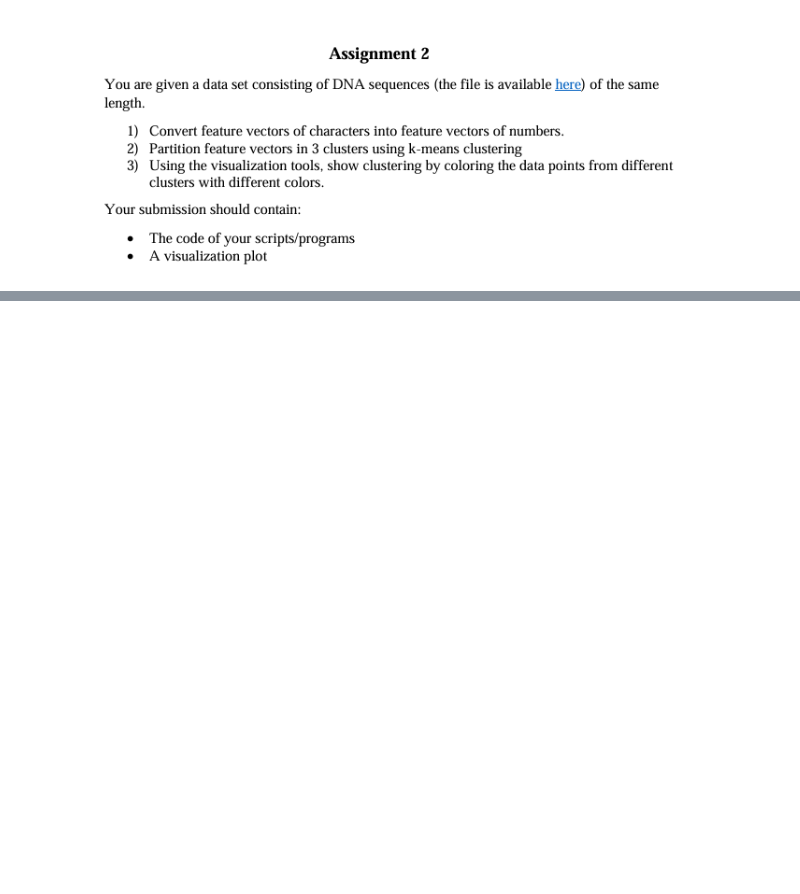
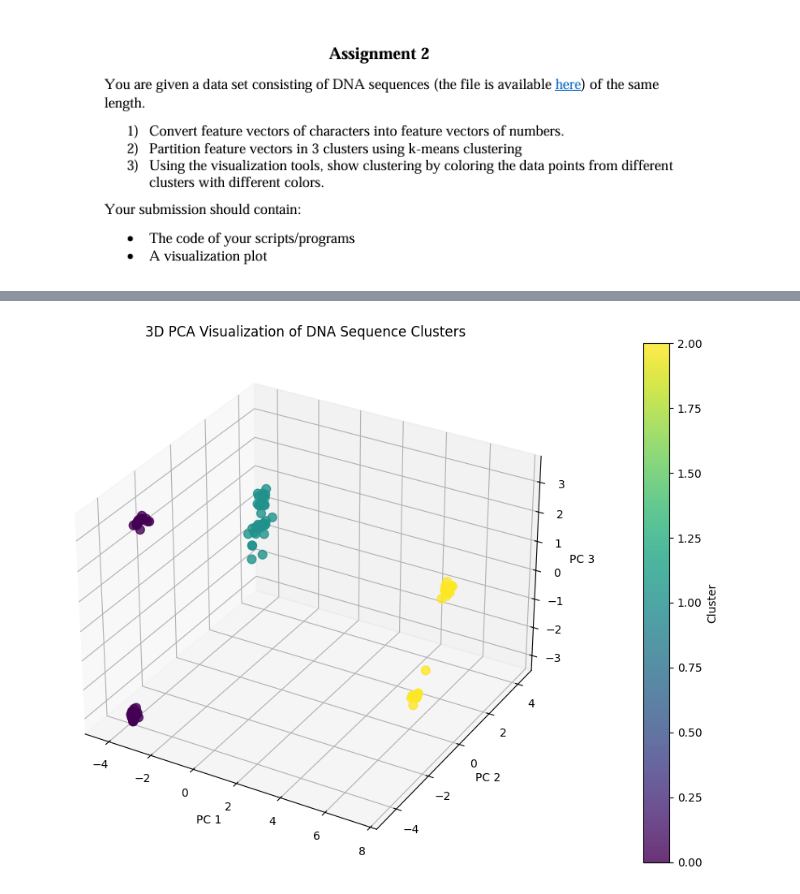
Before and after one commit to kamilakhtar015/Machine-Learning---Concepts-GSU-, a Jupyter notebook: K_Means_Clustering_ML02.ipynb, the cells around one changed output, grey strips where cells are left out. Cells and saved outputs as stored; diff of their text form; code cells hidden in the pictures; blank space fills up the shorter version.

```diff
--- a/K_Means_Clustering_ML02.ipynb
+++ b/K_Means_Clustering_ML02.ipynb
@@ -32,0 +107,31 @@ First sequence (preview): CACCTACAGCTGCCCTAGTGGTGTCGCAGTTACTCCGGATCCCACAAGCT...
+# %%
+import matplotlib.pyplot as plt
+from sklearn.decomposition import PCA
+from mpl_toolkits.mplot3d import Axes3D  # needed for 3D plotting
+
+# Reduce to 3 principal components
+pca = PCA(n_components=3)
+X_pca_3d = pca.fit_transform(X)
+
+# Plotting
+fig = plt.figure(figsize=(10, 7))
+ax = fig.add_subplot(111, projection='3d')
+
+scatter = ax.scatter(
+    X_pca_3d[:, 0], X_pca_3d[:, 1], X_pca_3d[:, 2],
+    c=labels, cmap='viridis', s=60, alpha=0.8
+)
+
+ax.set_title('3D PCA Visualization of DNA Sequence Clusters')
+ax.set_xlabel('PC 1')
+ax.set_ylabel('PC 2')
+ax.set_zlabel('PC 3')
+
+# Add legend-like colorbar
+cbar = plt.colorbar(scatter, ax=ax, pad=0.1)
+cbar.set_label('Cluster')
+
+plt.tight_layout()
+plt.show()
+# %% [output]
+[figure, added]
```
Also changed, not shown: parts of 9 cells of this notebook.
